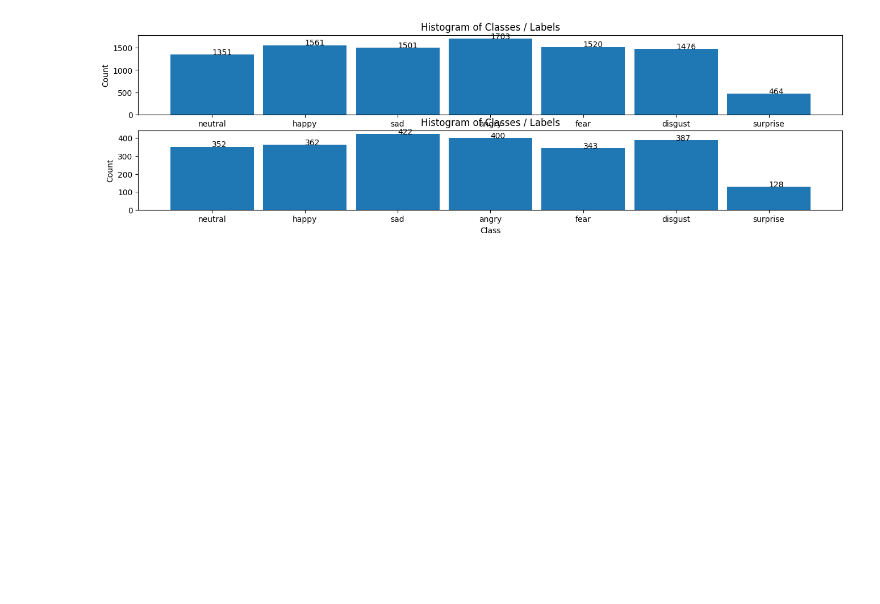
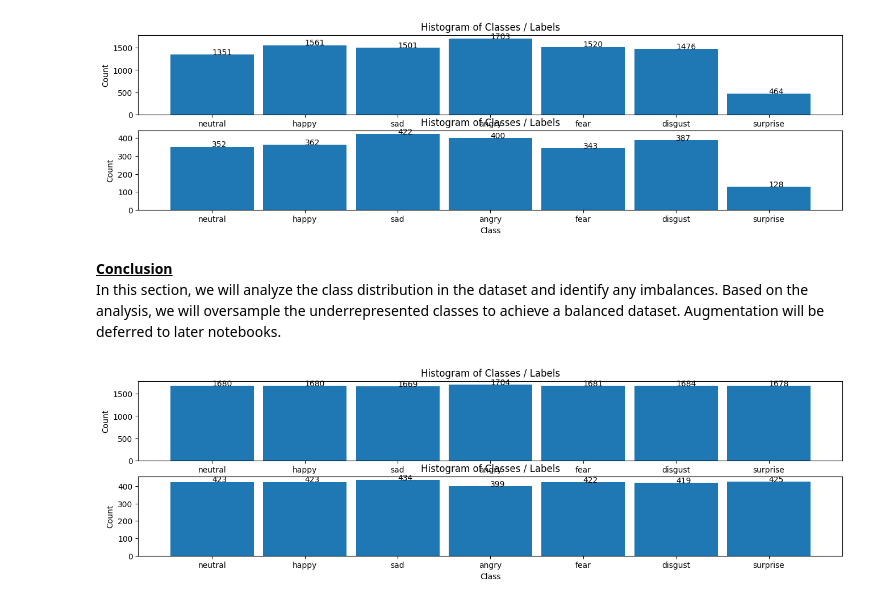
Before and after one commit to VictorMel/SpeechEmotionRecognition, a Jupyter notebook: analysis/01_data_exploration.ipynb, the cells around one changed output. Cells and saved outputs as stored; diff of their text form; code cells hidden in the pictures; blank space fills up the shorter version.

Commit message:
Finished notebook of 01_data_exploration

```diff
--- a/analysis/01_data_exploration.ipynb
+++ b/analysis/01_data_exploration.ipynb
@@ -331,3 +332,34 @@ labels_list = ['neutral', 'happy', 'sad', 'angry', 'fear', 'disgust', 'surprise'
 PlotSplitedDataHistogram(train_labels, test_labels, labels_list)
 # %% [output]
 [figure]
+# %% [markdown]
+<u>**Conclusion**</u><br/>
+In this section, we will analyze the class distribution in the dataset and identify any imbalances. Based on the analysis, we will oversample the underrepresented classes to achieve a balanced dataset. Augmentation will be deferred to later notebooks.
+# %%
+# Analyze class distribution
+class_counts = ds['emotion'].value_counts()
+
+# Oversample underrepresented classes
+max_count = class_counts.max()
+
+def oversample_class(df, target_class, target_count):
+    class_df = df[df['emotion'] == target_class]
+    oversampled_df = class_df.sample(target_count, replace=True, random_state=42)
+    return oversampled_df
+
+oversampled_data = pd.concat([
+    oversample_class(ds, emotion, max_count) if count < max_count else ds[ds['emotion'] == emotion]
+    for emotion, count in class_counts.items()
+])
+
+# Update the dataset with oversampled data
+ds_oversampled = oversampled_data
+
+# Check label balances
+train_fs, test_fs, train_labels, test_labels = train_test_split(
+    ds_oversampled['path'], ds_oversampled['emotion'], train_size=0.8, random_state=512
+)
+labels_list = ['neutral', 'happy', 'sad', 'angry', 'fear', 'disgust', 'surprise']
+PlotSplitedDataHistogram(train_labels, test_labels, labels_list)
+# %% [output]
+[figure, added]
```
Also changed, not shown: parts of 32 cells of this notebook, 1 other file.
